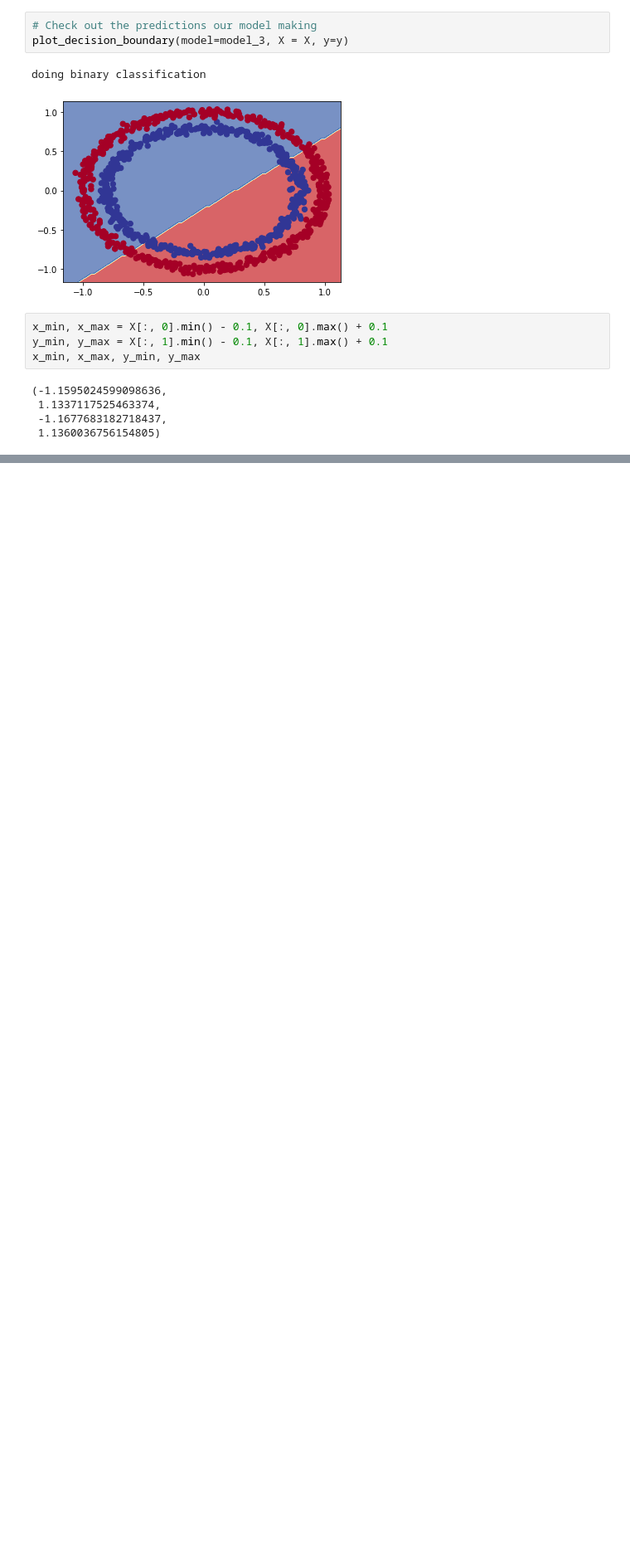
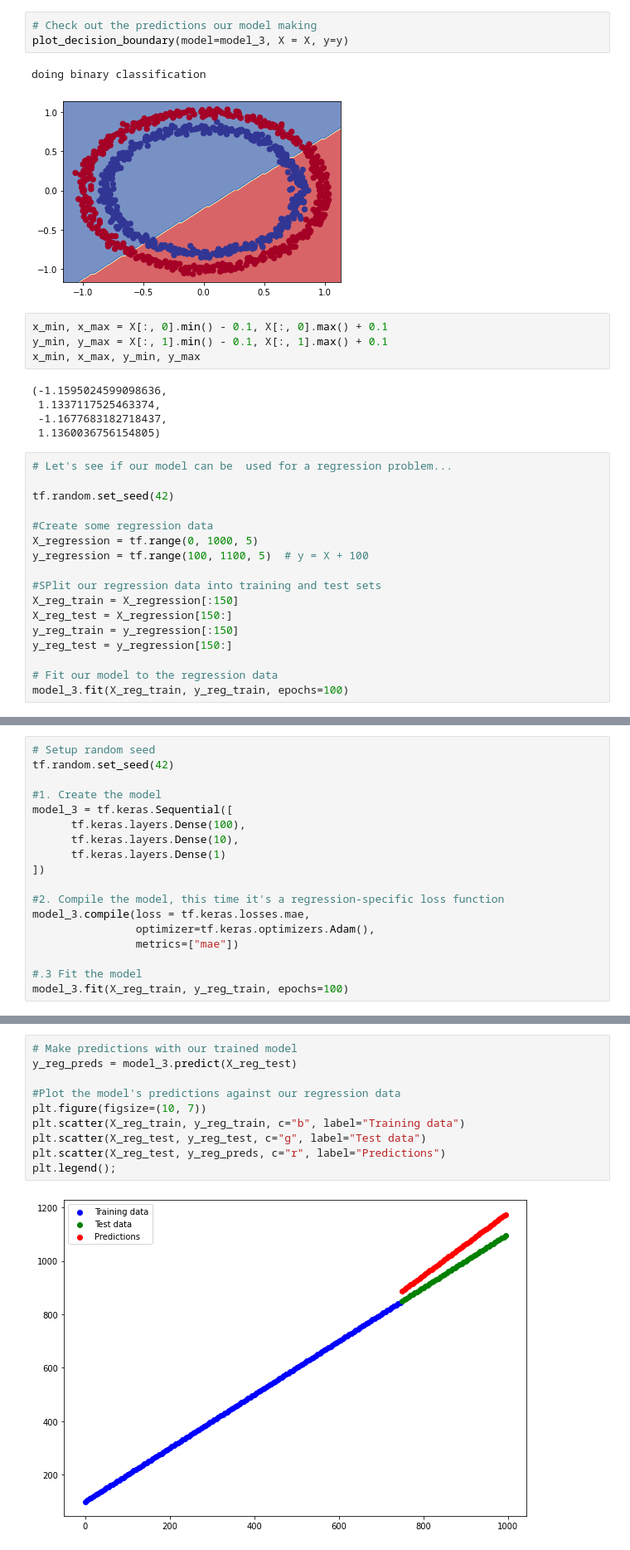
Before and after one commit to prasann25/colab, a Jupyter notebook: 02_neural_network_classification_with_tensorflow.ipynb, the cells around one changed output, grey strips where cells are left out. Shown: that part at 83% size. Drawn from its saved outputs; the diff is of its cells as text; blank space fills up the shorter version.

Commit message:
76. Make our poor classification model work for a regression dataset

```diff
--- a/02_neural_network_classification_with_tensorflow.ipynb
+++ b/02_neural_network_classification_with_tensorflow.ipynb
@@ -261,3 +261,20 @@ x_min, x_max, y_min, y_max
  1.1337117525463374,
  -1.1677683182718437,
  1.1360036756154805)
+# %%
+# Let's see if our model can be  used for a regression problem...
+
+tf.random.set_seed(42)
+
+#Create some regression data
+X_regression = tf.range(0, 1000, 5)
+y_regression = tf.range(100, 1100, 5)  # y = X + 100
+
+#SPlit our regression data into training and test sets
+X_reg_train = X_regression[:150]
+X_reg_test = X_regression[150:]
+y_reg_train = y_regression[:150]
+y_reg_test = y_regression[150:]
+
+# Fit our model to the regression data
+model_3.fit(X_reg_train, y_reg_train, epochs=100)
@@ -263,0 +287,18 @@ x_min, x_max, y_min, y_max
+# %%
+# Setup random seed
+tf.random.set_seed(42)
+
+#1. Create the model
+model_3 = tf.keras.Sequential([
+      tf.keras.layers.Dense(100),
+      tf.keras.layers.Dense(10),
+      tf.keras.layers.Dense(1)
+])
+
+#2. Compile the model, this time it's a regression-specific loss function
+model_3.compile(loss = tf.keras.losses.mae,
+                optimizer=tf.keras.optimizers.Adam(),
+                metrics=["mae"])
+
+#.3 Fit the model
+model_3.fit(X_reg_train, y_reg_train, epochs=100)
@@ -263,0 +324,12 @@ x_min, x_max, y_min, y_max
+# %%
+# Make predictions with our trained model
+y_reg_preds = model_3.predict(X_reg_test)
+
+#Plot the model's predictions against our regression data
+plt.figure(figsize=(10, 7))
+plt.scatter(X_reg_train, y_reg_train, c="b", label="Training data")
+plt.scatter(X_reg_test, y_reg_test, c="g", label="Test data")
+plt.scatter(X_reg_test, y_reg_preds, c="r", label="Predictions")
+plt.legend();
+# %% [output]
+[figure, added]
```
Also changed, not shown: parts of 7 cells of this notebook.
